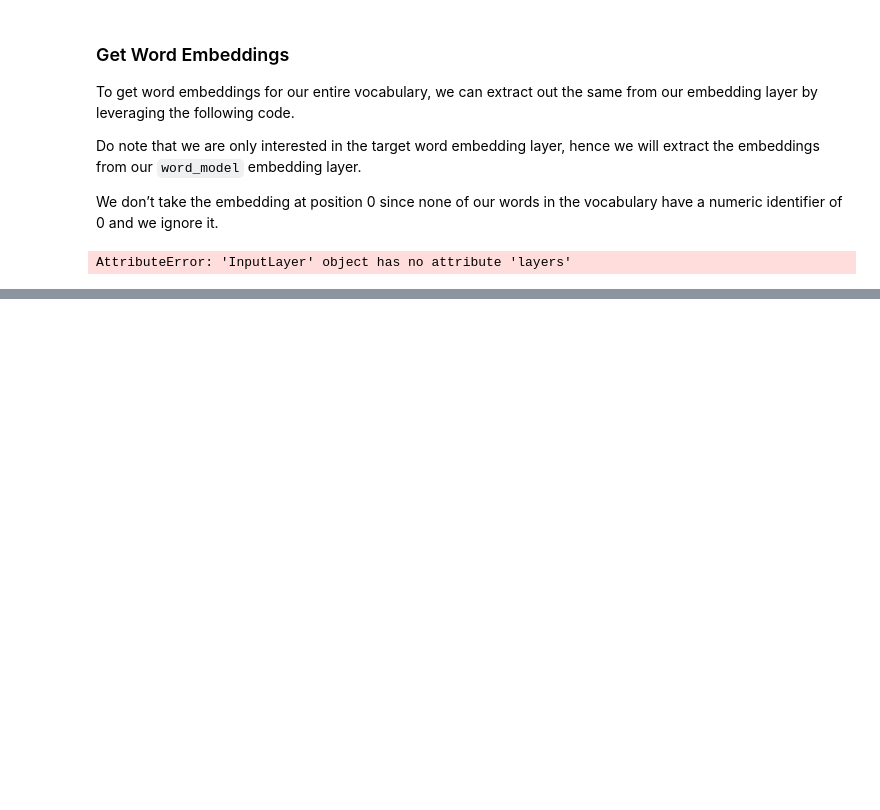
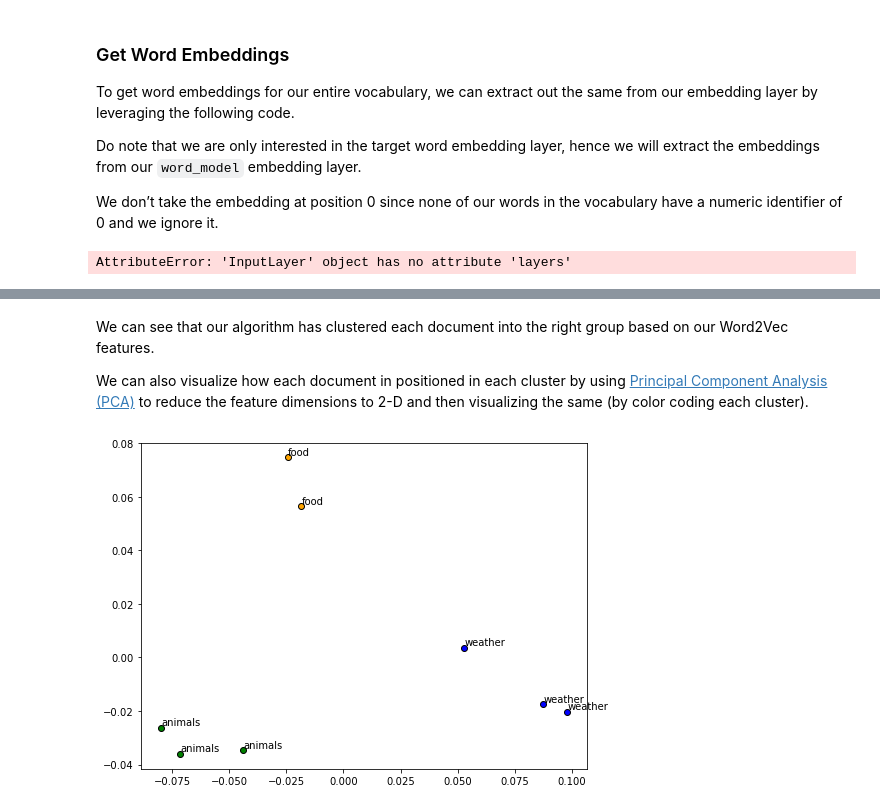
Before and after one commit to ai-dave/capstone, a Jupyter notebook: Curriculum/Section-31--Natural-Language-Processing/Section-31.1--Foundations-of-Traditional-and-Modern-NLP/4--NLP-Feature-Engineering-Deep-Learning.ipynb, the cells around one changed output, grey strips where cells are left out. Saved outputs shown, nothing was run; the diff lists cells and outputs as text; code cells hidden in the pictures; blank space fills up the shorter version.

```diff
--- a/Curriculum/Section-31--Natural-Language-Processing/Section-31.1--Foundations-of-Traditional-and-Modern-NLP/4--NLP-Feature-Engineering-Deep-Learning.ipynb
+++ b/Curriculum/Section-31--Natural-Language-Processing/Section-31.1--Foundations-of-Traditional-and-Modern-NLP/4--NLP-Feature-Engineering-Deep-Learning.ipynb
@@ -658,0 +826,10 @@ AttributeError: 'InputLayer' object has no attribute 'layers'
+# %%
+from sklearn.cluster import AffinityPropagation
+
+ap = AffinityPropagation()
+ap.fit(w2v_feature_array)
+cluster_labels = ap.labels_
+cluster_labels = pd.DataFrame(cluster_labels, columns=['ClusterLabel'])
+pd.concat([corpus_df, cluster_labels], axis=1)
+
+# Clusters assigned based on our document features from word2vec
@@ -658,0 +846,24 @@ AttributeError: 'InputLayer' object has no attribute 'layers'
+# %% [markdown]
+We can see that our algorithm has clustered each document into the right group based on our Word2Vec features.
+
+We can also visualize how each document in positioned in each cluster by using [Principal Component Analysis (PCA)](https://en.wikipedia.org/wiki/Principal_component_analysis) to reduce the feature dimensions to 2-D and then visualizing the same (by color coding each cluster).
+# %%
+from sklearn.decomposition import PCA
+
+pca = PCA(n_components=2, random_state=0)
+pcs = pca.fit_transform(w2v_feature_array)
+labels = ap.labels_
+categories = list(corpus_df['Category'])
+plt.figure(figsize=(8, 6))
+
+for i in range(len(labels)):
+    label = labels[i]
+    color = 'orange' if label == 0 else 'blue' if label == 1 else 'green'
+    annotation_label = categories[i]
+    x, y = pcs[i]
+    plt.scatter(x, y, c=color, edgecolors='k')
+    plt.annotate(annotation_label, xy=(x+1e-4, y+1e-3), xytext=(0, 0), textcoords='offset points')
+
+    # Visualizing our document clusters:
+# %% [output]
+[figure, added]
```
Also changed, not shown: parts of 26 cells of this notebook.
